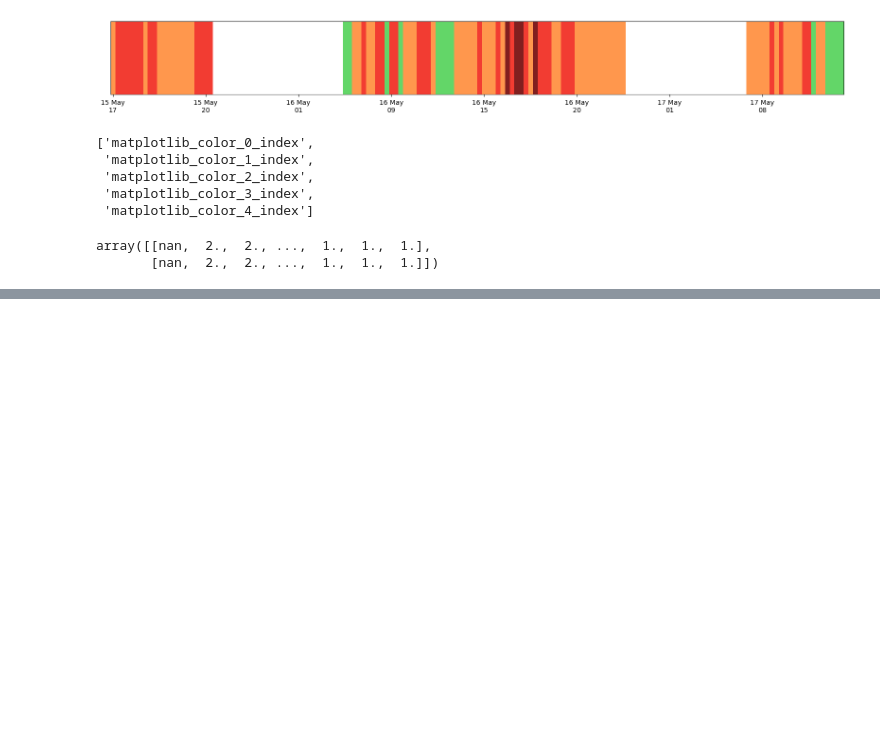
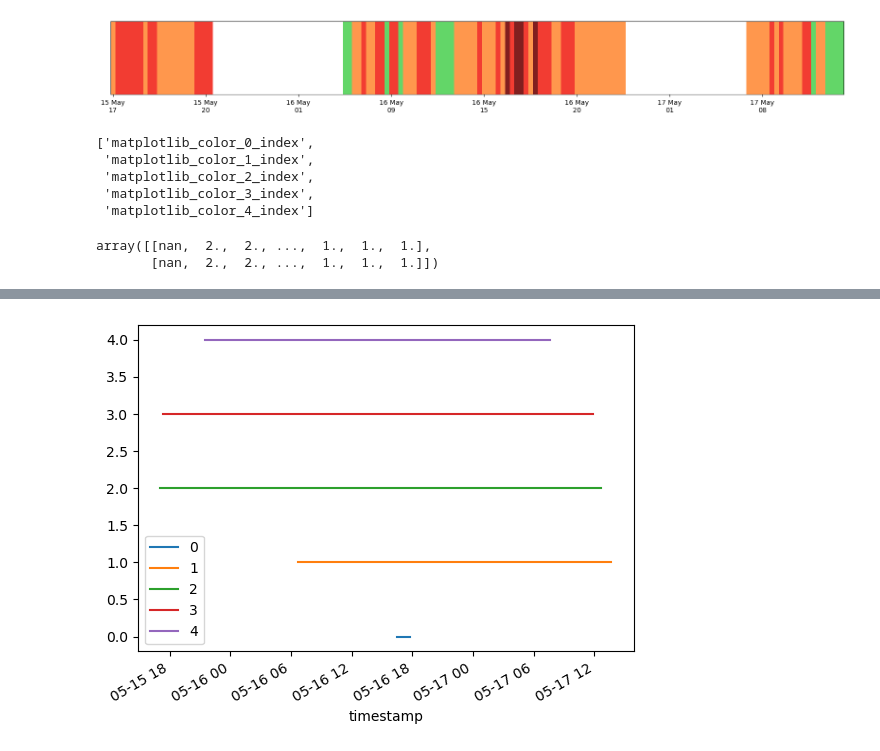
Before and after one commit to datarootsio/filedrukte_Craeybeckxlaan, a Jupyter notebook: calc_length.ipynb, the cells around one changed output, grey strips where cells are left out. Cells and saved outputs as stored; diff of their text form; code cells hidden in the pictures; blank space fills up the shorter version.

```diff
--- a/calc_length.ipynb
+++ b/calc_length.ipynb
@@ -468,0 +499,6 @@ ax.grid(axis = "y")
+# %%
+ctdf = (df.reset_index()
+          .groupby(['timestamp','matplotlib_color_0_index'], as_index=False)
+          .count()
+          .rename(columns={'index':'ct'})
+       )
@@ -468,0 +521,6 @@ ax.grid(axis = "y")
+# %%
+fig, ax = plt.subplots()
+for key, data in ctdf.groupby('matplotlib_color_0_index'):
+    data.plot(x='timestamp', y='matplotlib_color_0_index', ax=ax, label=key)
+# %% [output]
+[figure, added]
```
Also changed, not shown: parts of 7 cells of this notebook, 1 other file.
